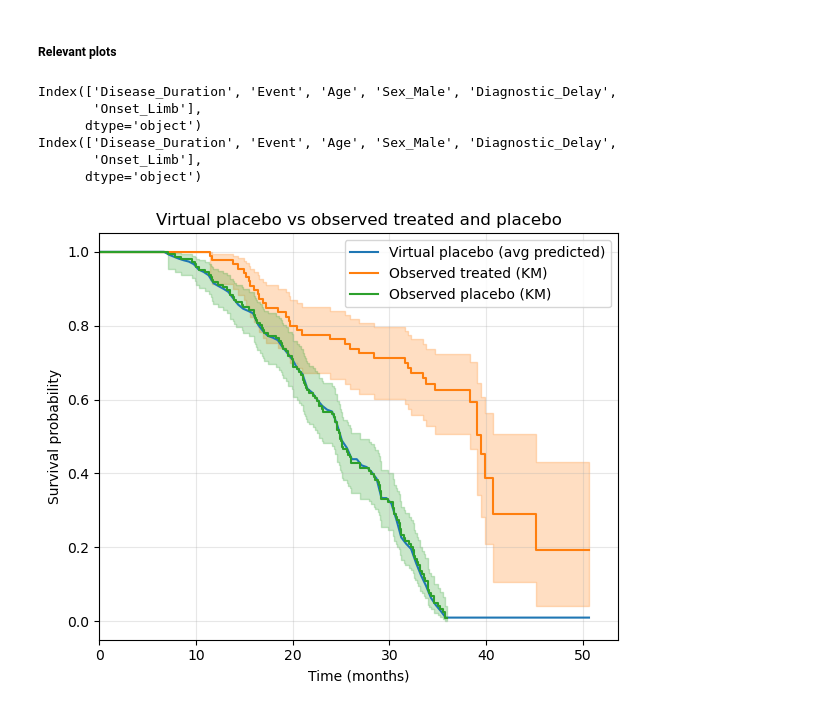
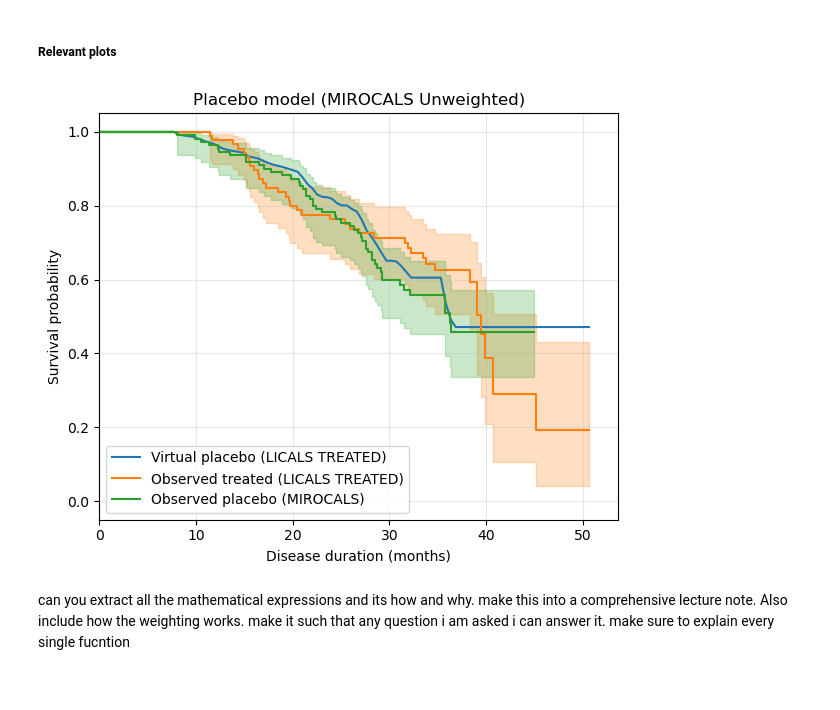
Before and after one commit to Uzoemeka/All_ALS_Data, a Jupyter notebook: 8.3_Using_only_cox_ph_model_with_weight_options.ipynb, the cells around one changed output. Cells and saved outputs as stored; diff of their text form; code cells hidden in the pictures.

```diff
--- a/8.3_Using_only_cox_ph_model_with_weight_options.ipynb
+++ b/8.3_Using_only_cox_ph_model_with_weight_options.ipynb
@@ -179,6 +431,6 @@ MND_lica_trical = MND_lica[(MND_lica['TRICALS'] >= -6) & (MND_lica['TRICALS'] <=
 # %%
 # combine mirocals treated and licals placebo
-comb = pd.concat([lical0_trt, MND_lica], axis=0, ignore_index=True)
+comb = pd.concat([lical0_trt, miro0_pla], axis=0, ignore_index=True)
 comb['Group'] = (comb['Study_Arm_Placebo'] == 0).astype(int)
 comb.shape
 # %% [output]
@@ -2280,20 +2292,2 @@ EXTERNAL VALIDATION SUMMARY
 # %% [markdown]
 ##### **Relevant plots**
-# %%
-hist_placebo_df = prep_df(dat_set.copy(), covariates, weight_col=weight_col)
-obs_treated_df  = prep_df(ext_df.copy(), covariates, weight_col=weight_col)
-obs_placebo_df  = prep_df(dat_set.copy(), covariates, weight_col=weight_col)
-
-time_max = hist_placebo_df["Disease_Duration"].max()
-time_max = hist_placebo_df["Disease_Duration"].max()
-time_grid = np.linspace(0.05, time_max, 100)  # avoid 0 exactly sometimes
-
-print(obs_treated_df.columns)
-print(obs_placebo_df.columns)
-# %% [output]
-Index(['Disease_Duration', 'Event', 'Age', 'Sex_Male', 'Diagnostic_Delay',
-       'Onset_Limb'],
-      dtype='object')
-Index(['Disease_Duration', 'Event', 'Age', 'Sex_Male', 'Diagnostic_Delay',
-       'Onset_Limb'],
-      dtype='object')
@@ -2322,31 +2294,39 @@ Index(['Disease_Duration', 'Event', 'Age', 'Sex_Male', 'Diagnostic_Delay',
 # %%
 dev_placebo_df = prep_df(dat_set.copy(), covariates, weight_col=weight_col)
 obs_treated_df = prep_df(ext_df.copy(), covariates, weight_col=weight_col)
 obs_placebo_df = prep_df(dat_set.copy(), covariates, weight_col=weight_col)
 
 model_placebo, dev_placebo_used = fit_cox_model(
     dev_placebo_df,
     covariates=res_strategy.best_vars_full,
     weight_col=weight_col,
     time_col="Disease_Duration",
     event_col="Event",
     robust=True,
 )
 
 time_max = max(dev_placebo_used["Disease_Duration"].max(), obs_treated_df["Disease_Duration"].max())
 time_grid = np.linspace(0.05, time_max, 100)
 
 shrinkage = uniform_shrinkage_from_slope(res_strategy.slope_corr)
 
 plot_virtual_placebo_vs_treated_and_placebo(
     model_placebo=model_placebo,
     treated_df=obs_treated_df,
     placebo_df=obs_placebo_df,
     vars_final=res_strategy.best_vars_full,
     time_grid=time_grid,
     shrinkage=shrinkage,
     x_max= time_max + 3,
     weight_col=weight_col,
+    model_data='(MIROCALS Unweighted)',
+    applied_data='LICALS TREATED',
+    obs_treated='LICALS TREATED',
+    obs_placebo='MIROCALS',
+    fig_max = 6,
+    fig_min = 5,
 )
 # %% [output]
-[figure, old version]
+[figure, new version]
+# %% [markdown]
+can you extract all the mathematical expressions and its how and why. make this into a comprehensive lecture note. Also include how the weighting works. make it such that any question i am asked i can answer it. make sure to explain every single fucntion
```
Also changed, not shown: parts of 19 cells of this notebook.
